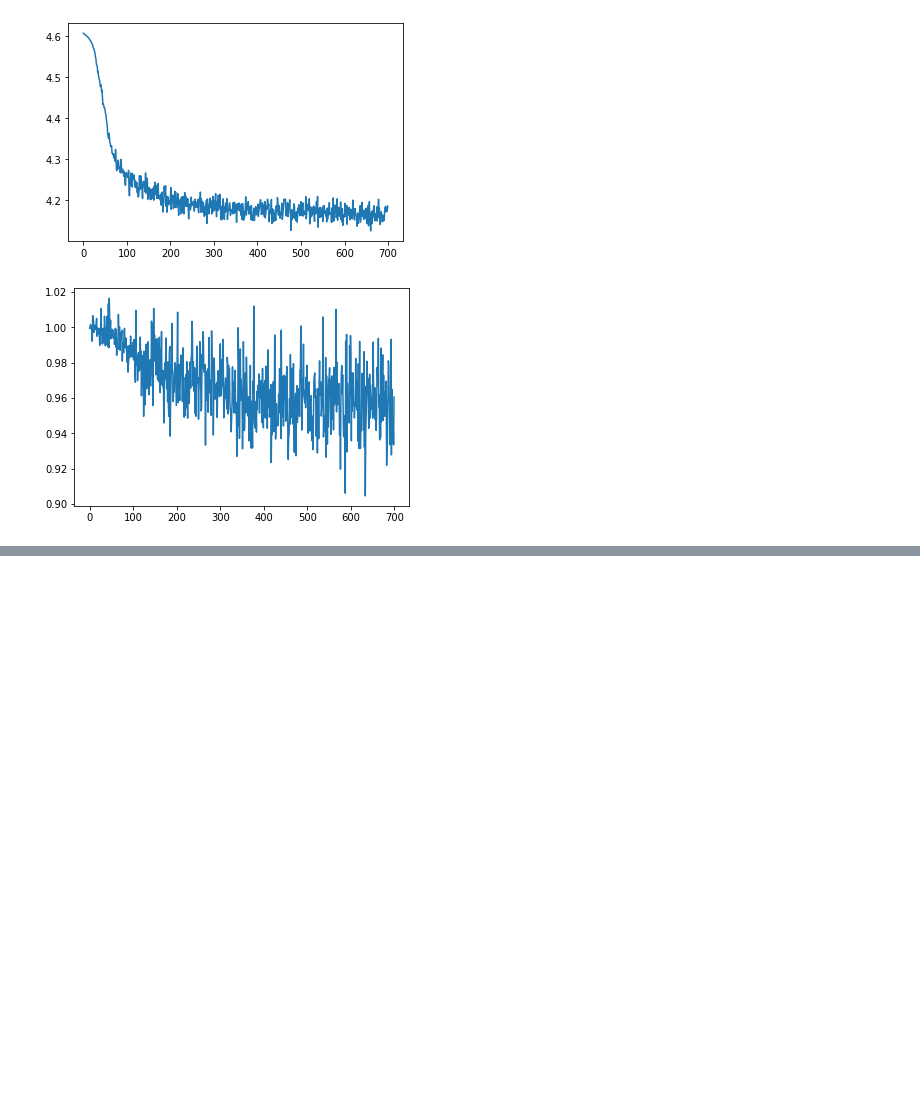
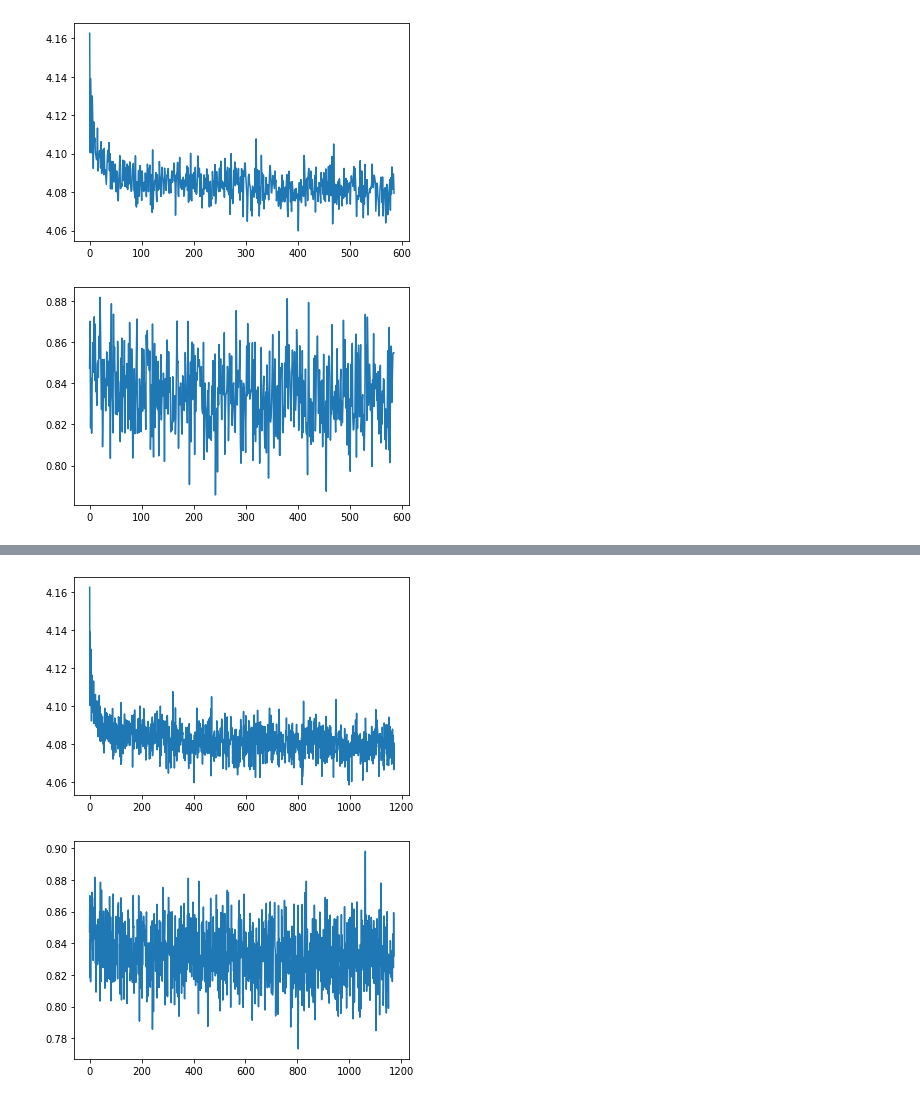
Before and after one commit to iejMac/TTTArena, a Jupyter notebook: mcts/supervised_train.ipynb, the cells around one changed output, grey strips where cells are left out. Saved outputs shown, nothing was run; the diff lists cells and outputs as text; code cells hidden in the pictures; blank space fills up the shorter version.

```diff
--- a/mcts/supervised_train.ipynb
+++ b/mcts/supervised_train.ipynb
@@ -100,3 +154,3 @@ Saving brain...
 # %%
-train_model(None, None, 3e-4, 1e-4, 1, 500, 0, 35, 0, 2)
+train_model("trained_model_3", "trained_opt_state_3", 3e-4, 1e-4, 2, 1500, 266, 354, 4, 2)
 # %% [output]
@@ -104,3 +159,3 @@ Epoch #0 train policy loss: 4.219281429219531 | train value loss: 0.968061660613
 Saving brain...
-[figure, old version]
+[figure, new version]
-[figure, old version]
+[figure, new version]
@@ -106,0 +164,2 @@ Saving brain...
+[figure, added]
+[figure, added]
```
Also changed, not shown: parts of 5 cells of this notebook, 3 other files.
